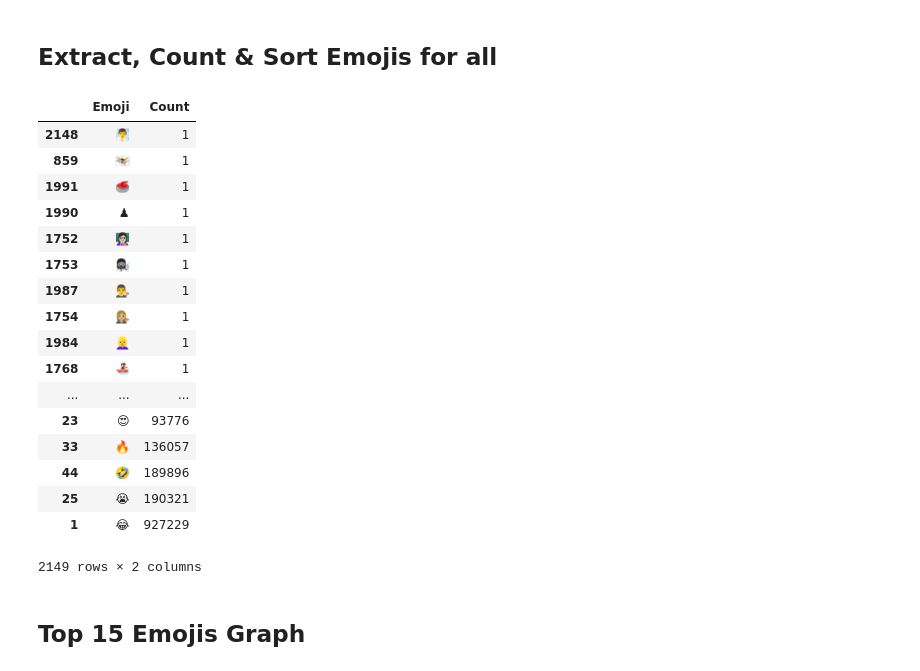
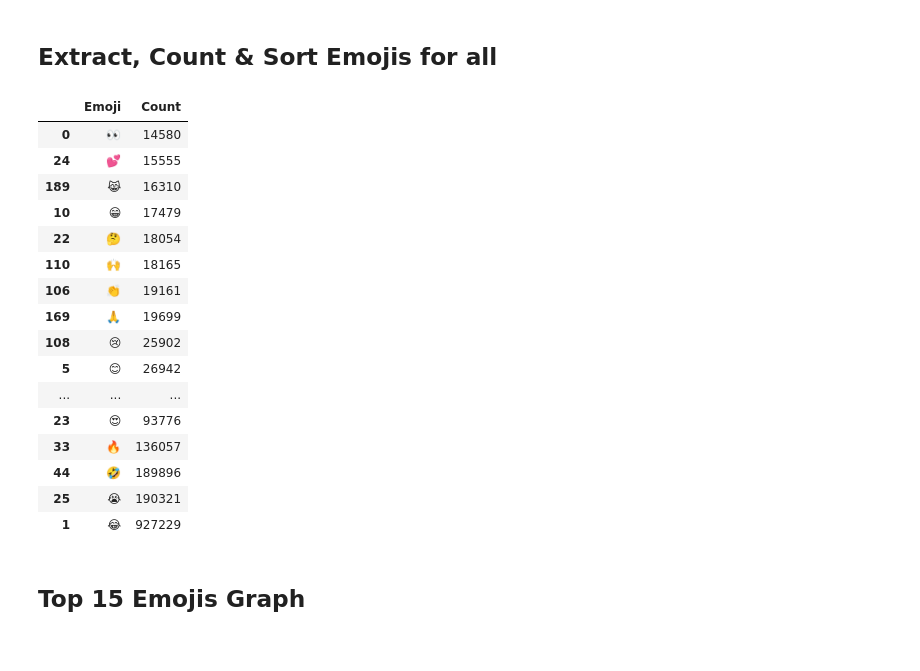
Before and after one commit to stylianosnicoletti/Emojis-usage-in-social-media-by-demographics, a Jupyter notebook: Jupyter/Emojis_ Johannesburg .ipynb, the cells around one changed output. Cells and saved outputs as stored; diff of their text form; code cells hidden in the pictures.

Commit message:
Edited preview to tail 20, easily visible from github

```diff
--- a/Jupyter/Emojis_ Johannesburg .ipynb
+++ b/Jupyter/Emojis_ Johannesburg .ipynb
@@ -37,38 +37,37 @@ joh_join_df = joh_tweets_df.join(joh_users_df.set_index('user_id'), on='user_id'
 # %%
 extract = Extractor()
 
 count = extract.count_all_emoji(joh_join_df['text'])
 
 # Display most common
 #count.most_common()
 
 # Create panda dataframe to store emojis with counts
 emojis_count_df = pd.DataFrame(columns = ['Emoji','Count'])
 for emoji in count:
     emojis_count_df = emojis_count_df.append({'Emoji' : emoji , 'Count' : count[emoji]} , ignore_index=True)
 
 # Sort dataframe by count
 emojis_count_df = emojis_count_df.sort_values(by=['Count'])
-emojis_count_df
+emojis_count_df.tail(20)
 # %% [output]
 |  | Emoji | Count |
-| 2148 | 🧖‍♂️ | 1 |
-| 859 | 🇻🇮 | 1 |
-| 1991 | 🥌 | 1 |
-| 1990 | ♟ | 1 |
-| 1752 | 👩🏻‍🏫 | 1 |
-| 1753 | 👩🏿‍🔬 | 1 |
-| 1987 | 👨‍⚖️ | 1 |
-| 1754 | 👩🏼‍⚖️ | 1 |
-| 1984 | 👱‍♀️ | 1 |
-| 1768 | 🚣🏽‍♀️ | 1 |
+| 0 | 👀 | 14580 |
+| 24 | 💕 | 15555 |
+| 189 | 😹 | 16310 |
+| 10 | 😁 | 17479 |
+| 22 | 🤔 | 18054 |
+| 110 | 🙌 | 18165 |
+| 106 | 👏 | 19161 |
+| 169 | 🙏 | 19699 |
+| 108 | 😢 | 25902 |
+| 5 | 😊 | 26942 |
 | ... | ... | ... |
 | 23 | 😍 | 93776 |
 | 33 | 🔥 | 136057 |
 | 44 | 🤣 | 189896 |
 | 25 | 😭 | 190321 |
 | 1 | 😂 | 927229 |
-2149 rows × 2 columns
 # %% [markdown]
 ## Top 15 Emojis Graph
 # %%
```
Also changed, not shown: parts of 7 cells of this notebook, 1 other file.
